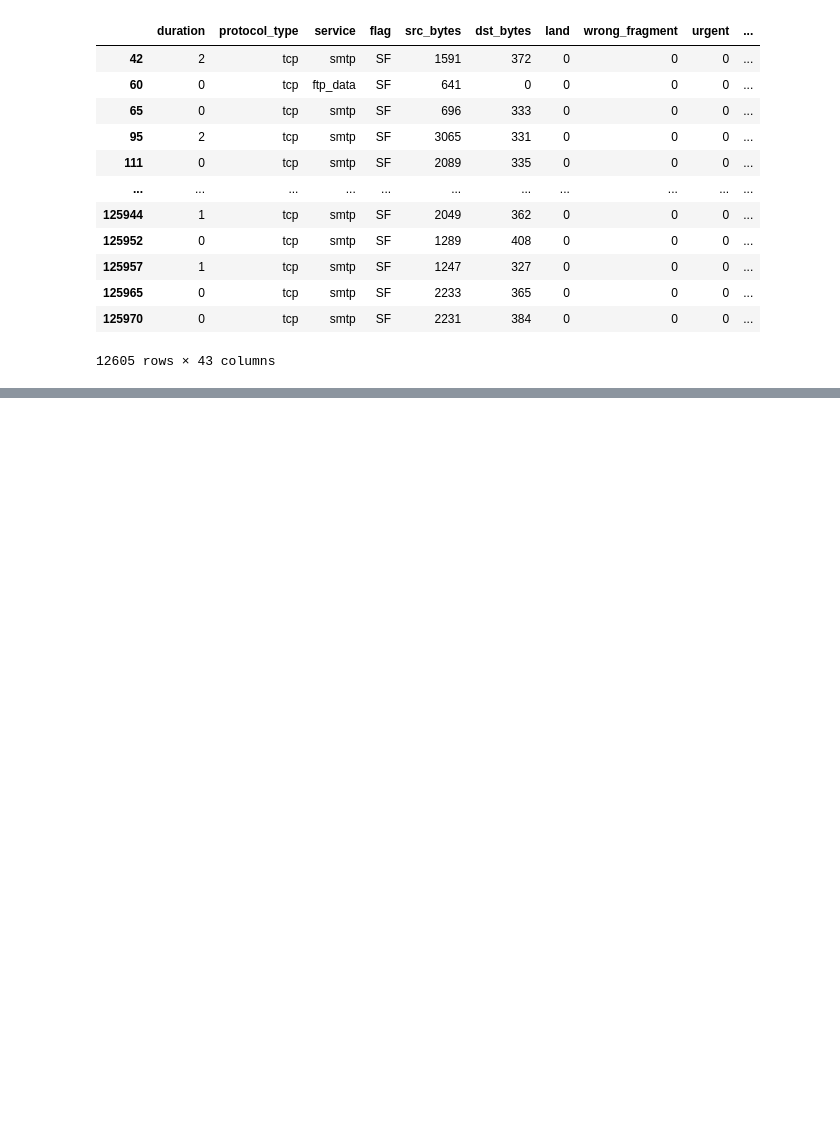
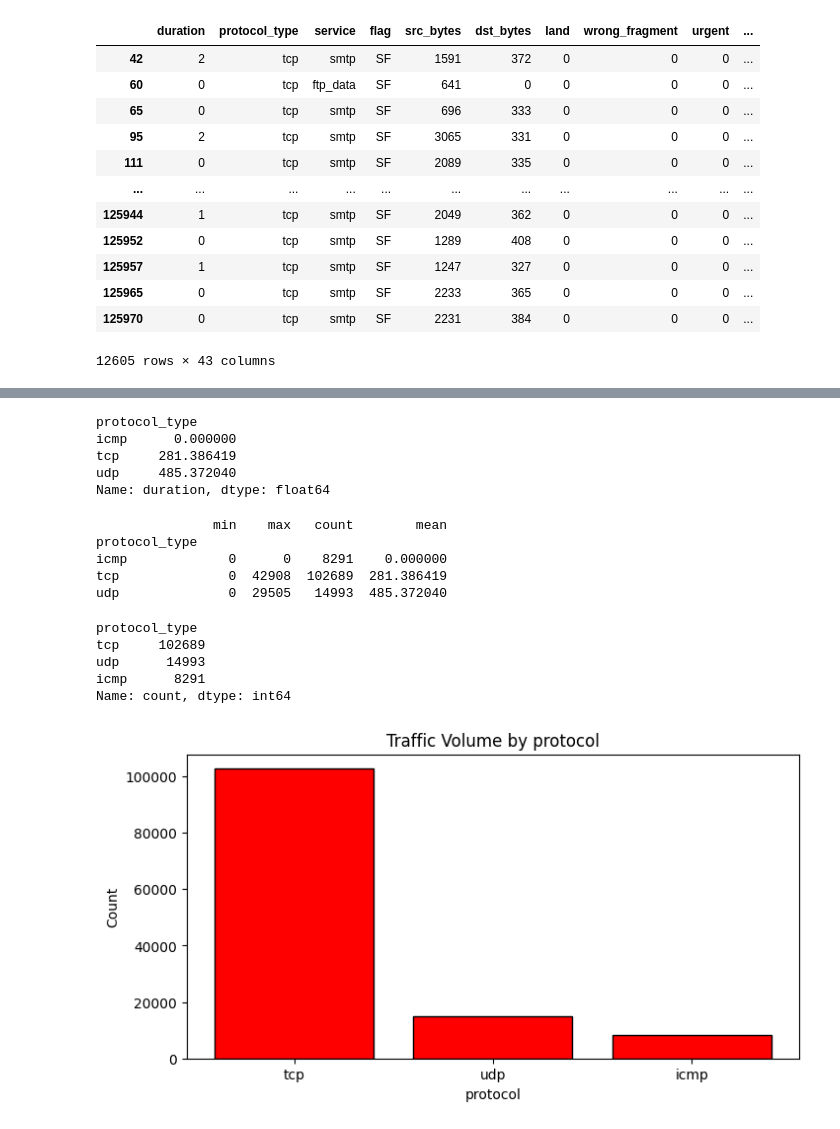
Before and after one commit to mailech/SentinelNet-AI-Powered-Network-Intrusion-Detection-System-, a Jupyter notebook: notebooks/intrusion_detection.ipynb, the cells around one changed output, grey strips where cells are left out. Drawn from its saved outputs; the diff is of its cells as text; code cells hidden in the pictures; blank space fills up the shorter version.

```diff
--- a/notebooks/intrusion_detection.ipynb
+++ b/notebooks/intrusion_detection.ipynb
@@ -239,0 +300,37 @@ df[(df['protocol_type']=='tcp') & (df['src_bytes']>500)]
+# %%
+print(df.groupby('protocol_type')['duration'].mean())
+# %% [output]
+protocol_type
+icmp      0.000000
+tcp     281.386419
+udp     485.372040
+Name: duration, dtype: float64
+# %%
+print(df.groupby('protocol_type')['duration'].agg(['min','max','count','mean']))
+# %% [output]
+               min    max   count        mean
+protocol_type
+icmp             0      0    8291    0.000000
+tcp              0  42908  102689  281.386419
+udp              0  29505   14993  485.372040
+# %%
+import matplotlib.pyplot as plt
+protocol_counts=df['protocol_type'].value_counts()
+protocol_counts
+# %% [output]
+protocol_type
+tcp     102689
+udp      14993
+icmp      8291
+Name: count, dtype: int64
+# %%
+def set_plot(title,xlabel,ylabel):
+    plt.title(title)
+    plt.xlabel(xlabel)
+    plt.ylabel(ylabel)
+plt.figure(figsize=(8,4))
+plt.bar(protocol_counts.index,protocol_counts.values,color="red",edgecolor="black")
+set_plot("Traffic Volume by protocol","protocol","Count")
+plt.show()
+# %% [output]
+[figure, added]
```
Also changed, not shown: parts of 8 cells of this notebook.
